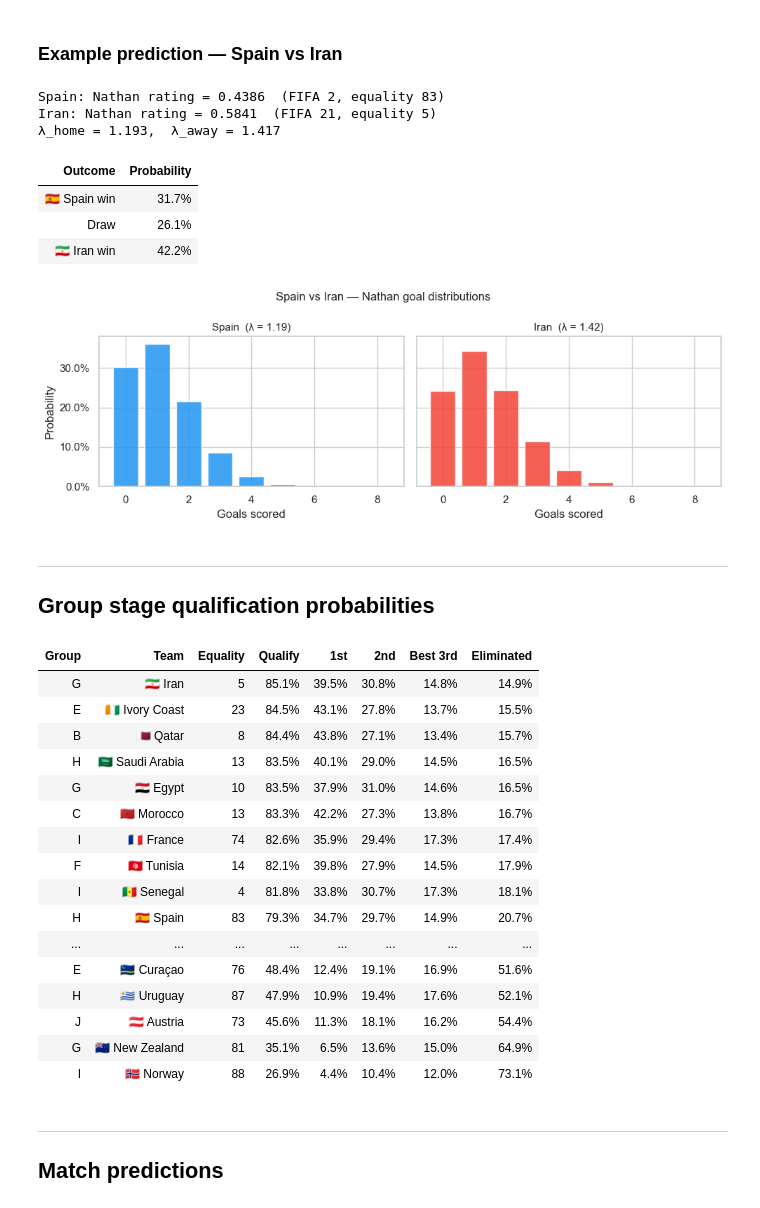
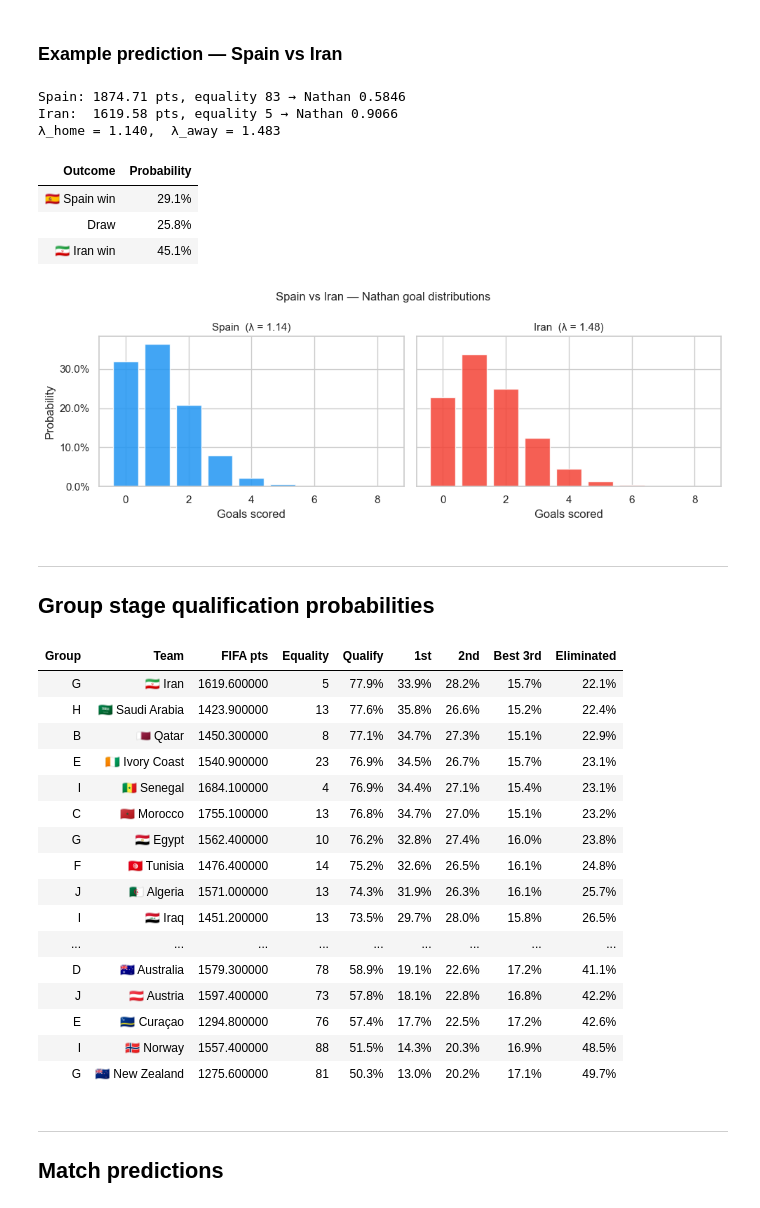
Before and after one commit to lemming52/worldcup2026, a Jupyter notebook: predictions/nathan.ipynb, the cells around one changed output. Saved outputs shown, nothing was run; the diff lists cells and outputs as text; code cells hidden in the pictures.

```diff
--- a/predictions/nathan.ipynb
+++ b/predictions/nathan.ipynb
@@ -16,7 +16,7 @@ from worldcup.algorithms.nathan_rating import NathanRatingModel
 sns.set_theme(style='whitegrid', palette='muted')
 
 # ── Configure model here ──────────────────────────────────────────────────────
-rating_model = NathanRatingModel(fifa_power=0.5, w_fifa=0.5, w_equality=0.5)
+rating_model = NathanRatingModel(fifa_power=1.0, w_fifa=0.5, w_equality=0.5)
 predictor = PoissonGoalModel(rating_model, base_lambda=1.3, alpha=0.3, max_ratio=10.0)
 N_SIMULATIONS = 20_000
 SEED = 42
@@ -119,12 +125,13 @@ plt.show()
 example_home = next(t for t in teams if t.name == 'Spain')
 example_away = next(t for t in teams if t.name == 'Iran')
 
+_, pts_h, eq_h = rating_model._rankings[example_home.name]
+_, pts_a, eq_a = rating_model._rankings[example_away.name]
 λ_h, λ_a = predictor.lambdas(example_home, example_away)
 p_home, p_draw, p_away = predictor.predict(example_home, example_away)
 
-r_home, r_away = rating_model.rate(example_home), rating_model.rate(example_away)
-print(f'{example_home.name}: Nathan rating = {r_home:.4f}  (FIFA {rating_model._rankings[example_home.name][0]}, equality {rating_model._rankings[example_home.name][1]:.0f})')
-print(f'{example_away.name}: Nathan rating = {r_away:.4f}  (FIFA {rating_model._rankings[example_away.name][0]}, equality {rating_model._rankings[example_away.name][1]:.0f})')
+print(f'{example_home.name}: {pts_h:.2f} pts, equality {eq_h:.0f} → Nathan {rating_model.rate(example_home):.4f}')
+print(f'{example_away.name}:  {pts_a:.2f} pts, equality {eq_a:.0f} → Nathan {rating_model.rate(example_away):.4f}')
 print(f'λ_home = {λ_h:.3f},  λ_away = {λ_a:.3f}')
 
 example_df = pd.DataFrame([
@@ -136,7 +143,6 @@ display(example_df.style.hide(axis='index')
         .format({'Probability': '{:.1%}'})
         .bar(subset='Probability', color='#90CAF9', vmin=0, vmax=1))
 
-# Goal distributions
 max_g = 8
 goals = np.arange(0, max_g + 1)
 fig, axes = plt.subplots(1, 2, figsize=(10, 3.5), sharey=True)
@@ -151,14 +157,14 @@ axes[1].yaxis.set_major_formatter(mtick.PercentFormatter(xmax=1.0))
 fig.suptitle(f'{example_home.name} vs {example_away.name} — Nathan goal distributions', fontsize=12)
 plt.tight_layout(); plt.show()
 # %% [output]
-Spain: Nathan rating = 0.4386  (FIFA 2, equality 83)
-Iran: Nathan rating = 0.5841  (FIFA 21, equality 5)
-λ_home = 1.193,  λ_away = 1.417
+Spain: 1874.71 pts, equality 83 → Nathan 0.5846
+Iran:  1619.58 pts, equality 5 → Nathan 0.9066
+λ_home = 1.140,  λ_away = 1.483
 | Outcome | Probability |
-| 🇪🇸 Spain win | 31.7% |
-| Draw | 26.1% |
-| 🇮🇷 Iran win | 42.2% |
+| 🇪🇸 Spain win | 29.1% |
+| Draw | 25.8% |
+| 🇮🇷 Iran win | 45.1% |
-[figure, old version]
+[figure, new version]
 # %% [markdown]
 ---
 
@@ -166,42 +172,42 @@ Iran: Nathan rating = 0.5841  (FIFA 21, equality 5)
 # %%
 sim = GroupStageSimulator(predictor, n=N_SIMULATIONS, seed=SEED)
 results = sim.run(groups)
 df = results.to_dataframe()
 
-df['flag']  = df['team'].map(flag_map)
-df['group'] = df['team'].map(group_map)
-df['Team']  = df['flag'] + ' ' + df['team']
+df['flag']     = df['team'].map(flag_map)
+df['group']    = df['team'].map(group_map)
+df['Team']     = df['flag'] + ' ' + df['team']
+df['equality'] = df['team'].map(lambda n: int(rating_model._rankings[n][2]))
+df['points']   = df['team'].map(lambda n: round(rating_model._rankings[n][1], 1))
 
-# Add equality index for context
-df['equality'] = df['team'].map(lambda n: int(rating_model._rankings[n][1]))
-
-qual_table = df[['group', 'Team', 'equality', 'p_qualify', 'p_group_winner', 'p_runner_up', 'p_best_third', 'p_eliminated']].copy()
-qual_table.columns = ['Group', 'Team', 'Equality', 'Qualify', '1st', '2nd', 'Best 3rd', 'Eliminated']
+qual_table = df[['group', 'Team', 'points', 'equality', 'p_qualify', 'p_group_winner', 'p_runner_up', 'p_best_third', 'p_eliminated']].copy()
+qual_table.columns = ['Group', 'Team', 'FIFA pts', 'Equality', 'Qualify', '1st', '2nd', 'Best 3rd', 'Eliminated']
 
 qual_table.style \
     .hide(axis='index') \
     .format({c: '{:.1%}' for c in ['Qualify', '1st', '2nd', 'Best 3rd', 'Eliminated']}) \
     .background_gradient(subset='Qualify',    cmap='RdYlGn',   vmin=0, vmax=1) \
     .background_gradient(subset='Eliminated', cmap='RdYlGn_r', vmin=0, vmax=1) \
-    .background_gradient(subset='Equality',   cmap='RdYlGn',   vmin=0, vmax=100)
+    .background_gradient(subset='Equality',   cmap='RdYlGn',   vmin=0, vmax=100) \
+    .background_gradient(subset='FIFA pts',   cmap='RdYlGn',   vmin=1200, vmax=1900)
 # %% [output]
-| Group | Team | Equality | Qualify | 1st | 2nd | Best 3rd | Eliminated |
-| G | 🇮🇷 Iran | 5 | 85.1% | 39.5% | 30.8% | 14.8% | 14.9% |
-| E | 🇨🇮 Ivory Coast | 23 | 84.5% | 43.1% | 27.8% | 13.7% | 15.5% |
-| B | 🇶🇦 Qatar | 8 | 84.4% | 43.8% | 27.1% | 13.4% | 15.7% |
-| H | 🇸🇦 Saudi Arabia | 13 | 83.5% | 40.1% | 29.0% | 14.5% | 16.5% |
-| G | 🇪🇬 Egypt | 10 | 83.5% | 37.9% | 31.0% | 14.6% | 16.5% |
-| C | 🇲🇦 Morocco | 13 | 83.3% | 42.2% | 27.3% | 13.8% | 16.7% |
-| I | 🇫🇷 France | 74 | 82.6% | 35.9% | 29.4% | 17.3% | 17.4% |
-| F | 🇹🇳 Tunisia | 14 | 82.1% | 39.8% | 27.9% | 14.5% | 17.9% |
-| I | 🇸🇳 Senegal | 4 | 81.8% | 33.8% | 30.7% | 17.3% | 18.1% |
-| H | 🇪🇸 Spain | 83 | 79.3% | 34.7% | 29.7% | 14.9% | 20.7% |
-| ... | ... | ... | ... | ... | ... | ... | ... |
-| E | 🇨🇼 Curaçao | 76 | 48.4% | 12.4% | 19.1% | 16.9% | 51.6% |
-| H | 🇺🇾 Uruguay | 87 | 47.9% | 10.9% | 19.4% | 17.6% | 52.1% |
-| J | 🇦🇹 Austria | 73 | 45.6% | 11.3% | 18.1% | 16.2% | 54.4% |
-| G | 🇳🇿 New Zealand | 81 | 35.1% | 6.5% | 13.6% | 15.0% | 64.9% |
-| I | 🇳🇴 Norway | 88 | 26.9% | 4.4% | 10.4% | 12.0% | 73.1% |
+| Group | Team | FIFA pts | Equality | Qualify | 1st | 2nd | Best 3rd | Eliminated |
+| G | 🇮🇷 Iran | 1619.600000 | 5 | 77.9% | 33.9% | 28.2% | 15.7% | 22.1% |
+| H | 🇸🇦 Saudi Arabia | 1423.900000 | 13 | 77.6% | 35.8% | 26.6% | 15.2% | 22.4% |
+| B | 🇶🇦 Qatar | 1450.300000 | 8 | 77.1% | 34.7% | 27.3% | 15.1% | 22.9% |
+| E | 🇨🇮 Ivory Coast | 1540.900000 | 23 | 76.9% | 34.5% | 26.7% | 15.7% | 23.1% |
+| I | 🇸🇳 Senegal | 1684.100000 | 4 | 76.9% | 34.4% | 27.1% | 15.4% | 23.1% |
+| C | 🇲🇦 Morocco | 1755.100000 | 13 | 76.8% | 34.7% | 27.0% | 15.1% | 23.2% |
+| G | 🇪🇬 Egypt | 1562.400000 | 10 | 76.2% | 32.8% | 27.4% | 16.0% | 23.8% |
+| F | 🇹🇳 Tunisia | 1476.400000 | 14 | 75.2% | 32.6% | 26.5% | 16.1% | 24.8% |
+| J | 🇩🇿 Algeria | 1571.000000 | 13 | 74.3% | 31.9% | 26.3% | 16.1% | 25.7% |
+| I | 🇮🇶 Iraq | 1451.200000 | 13 | 73.5% | 29.7% | 28.0% | 15.8% | 26.5% |
+| ... | ... | ... | ... | ... | ... | ... | ... | ... |
+| D | 🇦🇺 Australia | 1579.300000 | 78 | 58.9% | 19.1% | 22.6% | 17.2% | 41.1% |
+| J | 🇦🇹 Austria | 1597.400000 | 73 | 57.8% | 18.1% | 22.8% | 16.8% | 42.2% |
+| E | 🇨🇼 Curaçao | 1294.800000 | 76 | 57.4% | 17.7% | 22.5% | 17.2% | 42.6% |
+| I | 🇳🇴 Norway | 1557.400000 | 88 | 51.5% | 14.3% | 20.3% | 16.9% | 48.5% |
+| G | 🇳🇿 New Zealand | 1275.600000 | 81 | 50.3% | 13.0% | 20.2% | 17.1% | 49.7% |
 # %% [markdown]
 ---
 
```
Also changed, not shown: parts of 4 cells of this notebook, 4 other files.
